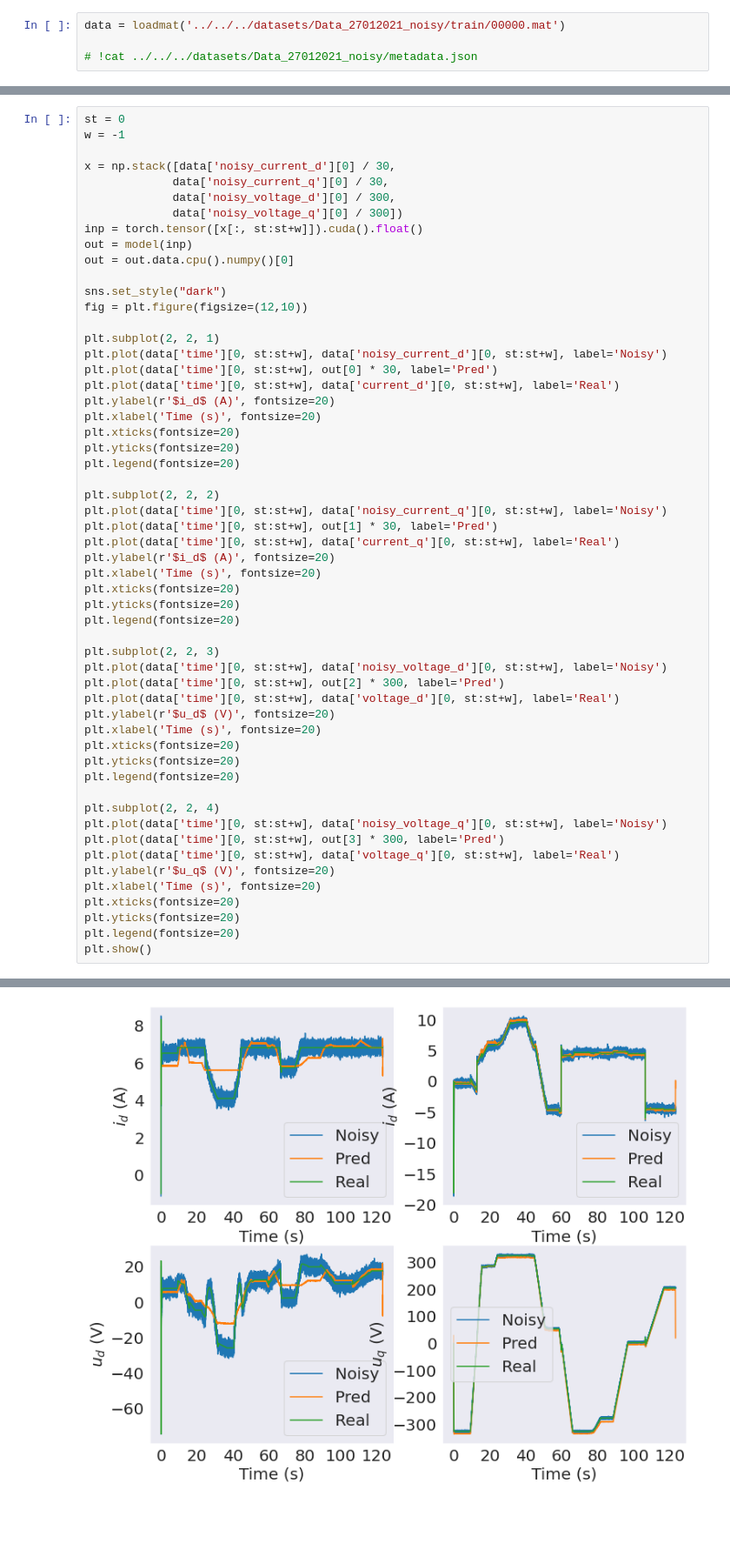
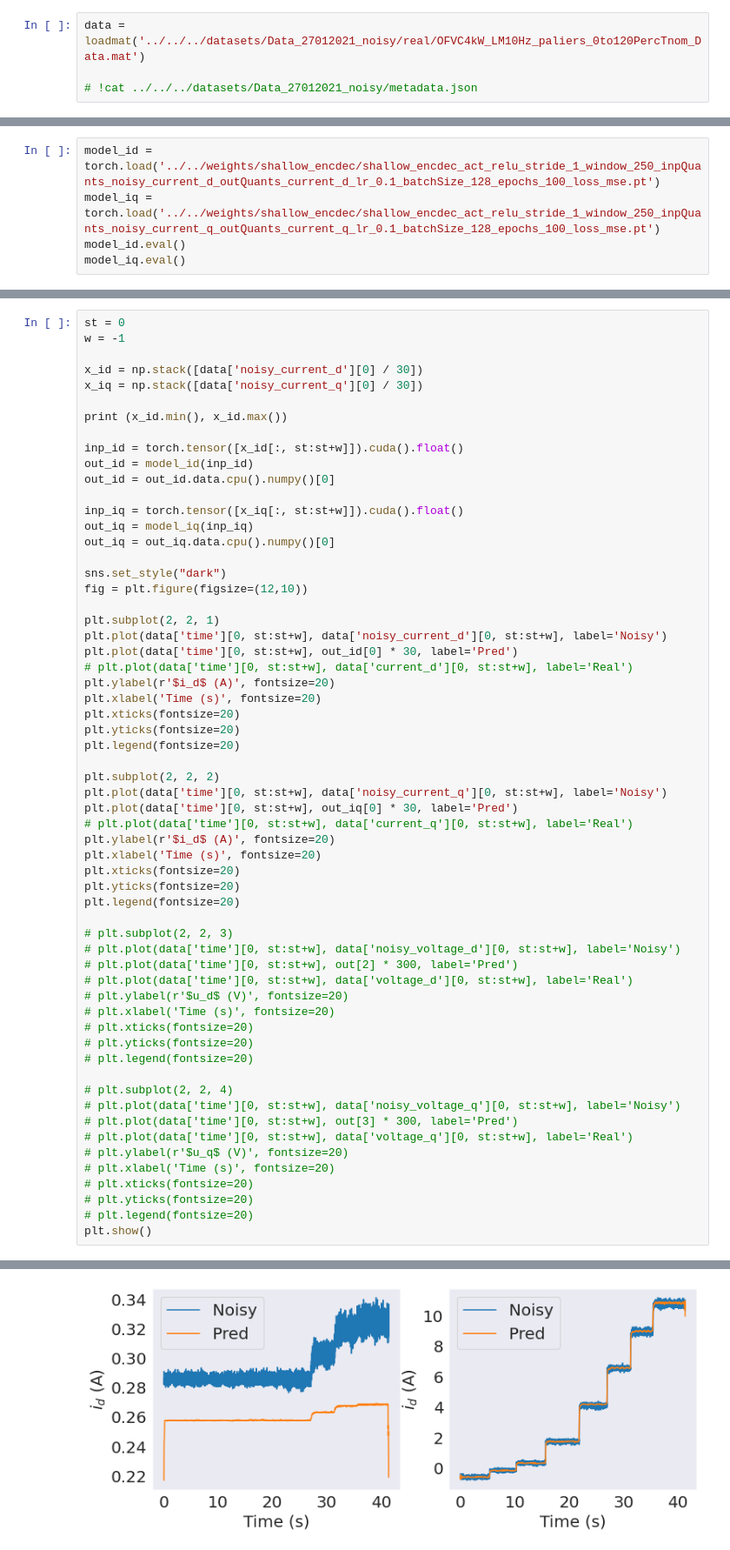
Before and after one commit to sagarverma/TemporalNeuralDenoisers, a Jupyter notebook: notebooks/predictions.ipynb, the cells around one changed output, grey strips where cells are left out. Shown at 87% size. Drawn from its saved outputs; the diff is of its cells as text; blank space fills up the shorter version.

```diff
--- a/notebooks/predictions.ipynb
+++ b/notebooks/predictions.ipynb
@@ -9,7 +10,7 @@ from timedenoiser.models.cnn import ShallowCNN
 import matplotlib.pyplot as plt
 import seaborn as sns
 # %%
-data = loadmat('../../../datasets/Data_27012021_noisy/train/00000.mat')
+data = loadmat('../../../datasets/Data_27012021_noisy/real/OFVC4kW_LM10Hz_paliers_0to120PercTnom_Data.mat')
 
 # !cat ../../../datasets/Data_27012021_noisy/metadata.json
 # %%
@@ -73,0 +58,5 @@ DataParallel(
+# %%
+model_id = torch.load('../../weights/shallow_encdec/shallow_encdec_act_relu_stride_1_window_250_inpQuants_noisy_current_d_outQuants_current_d_lr_0.1_batchSize_128_epochs_100_loss_mse.pt')
+model_iq = torch.load('../../weights/shallow_encdec/shallow_encdec_act_relu_stride_1_window_250_inpQuants_noisy_current_q_outQuants_current_q_lr_0.1_batchSize_128_epochs_100_loss_mse.pt')
+model_id.eval()
+model_iq.eval()
@@ -75,21 +78,26 @@ DataParallel(
 st = 0
 w = -1
 
-x = np.stack([data['noisy_current_d'][0] / 30,
-             data['noisy_current_q'][0] / 30,
-             data['noisy_voltage_d'][0] / 300,
-             data['noisy_voltage_q'][0] / 300])
-inp = torch.tensor([x[:, st:st+w]]).cuda().float()
-out = model(inp)
-out = out.data.cpu().numpy()[0]
+x_id = np.stack([data['noisy_current_d'][0] / 30])
+x_iq = np.stack([data['noisy_current_q'][0] / 30])
+
+print (x_id.min(), x_id.max())
+
+inp_id = torch.tensor([x_id[:, st:st+w]]).cuda().float()
+out_id = model_id(inp_id)
+out_id = out_id.data.cpu().numpy()[0]
+
+inp_iq = torch.tensor([x_iq[:, st:st+w]]).cuda().float()
+out_iq = model_iq(inp_iq)
+out_iq = out_iq.data.cpu().numpy()[0]
 
 sns.set_style("dark")
 fig = plt.figure(figsize=(12,10))
 
 plt.subplot(2, 2, 1)
 plt.plot(data['time'][0, st:st+w], data['noisy_current_d'][0, st:st+w], label='Noisy')
-plt.plot(data['time'][0, st:st+w], out[0] * 30, label='Pred')
-plt.plot(data['time'][0, st:st+w], data['current_d'][0, st:st+w], label='Real')
+plt.plot(data['time'][0, st:st+w], out_id[0] * 30, label='Pred')
+# plt.plot(data['time'][0, st:st+w], data['current_d'][0, st:st+w], label='Real')
 plt.ylabel(r'$i_d$ (A)', fontsize=20)
 plt.xlabel('Time (s)', fontsize=20)
 plt.xticks(fontsize=20)
@@ -98,32 +106,32 @@ plt.legend(fontsize=20)
 
 plt.subplot(2, 2, 2)
 plt.plot(data['time'][0, st:st+w], data['noisy_current_q'][0, st:st+w], label='Noisy')
-plt.plot(data['time'][0, st:st+w], out[1] * 30, label='Pred')
-plt.plot(data['time'][0, st:st+w], data['current_q'][0, st:st+w], label='Real')
+plt.plot(data['time'][0, st:st+w], out_iq[0] * 30, label='Pred')
+# plt.plot(data['time'][0, st:st+w], data['current_q'][0, st:st+w], label='Real')
 plt.ylabel(r'$i_d$ (A)', fontsize=20)
 plt.xlabel('Time (s)', fontsize=20)
 plt.xticks(fontsize=20)
 plt.yticks(fontsize=20)
 plt.legend(fontsize=20)
 
-plt.subplot(2, 2, 3)
-plt.plot(data['time'][0, st:st+w], data['noisy_voltage_d'][0, st:st+w], label='Noisy')
-plt.plot(data['time'][0, st:st+w], out[2] * 300, label='Pred')
-plt.plot(data['time'][0, st:st+w], data['voltage_d'][0, st:st+w], label='Real')
-plt.ylabel(r'$u_d$ (V)', fontsize=20)
-plt.xlabel('Time (s)', fontsize=20)
-plt.xticks(fontsize=20)
-plt.yticks(fontsize=20)
-plt.legend(fontsize=20)
+# plt.subplot(2, 2, 3)
+# plt.plot(data['time'][0, st:st+w], data['noisy_voltage_d'][0, st:st+w], label='Noisy')
+# plt.plot(data['time'][0, st:st+w], out[2] * 300, label='Pred')
+# plt.plot(data['time'][0, st:st+w], data['voltage_d'][0, st:st+w], label='Real')
+# plt.ylabel(r'$u_d$ (V)', fontsize=20)
+# plt.xlabel('Time (s)', fontsize=20)
+# plt.xticks(fontsize=20)
+# plt.yticks(fontsize=20)
+# plt.legend(fontsize=20)
 
-plt.subplot(2, 2, 4)
-plt.plot(data['time'][0, st:st+w], data['noisy_voltage_q'][0, st:st+w], label='Noisy')
-plt.plot(data['time'][0, st:st+w], out[3] * 300, label='Pred')
-plt.plot(data['time'][0, st:st+w], data['voltage_q'][0, st:st+w], label='Real')
-plt.ylabel(r'$u_q$ (V)', fontsize=20)
-plt.xlabel('Time (s)', fontsize=20)
-plt.xticks(fontsize=20)
-plt.yticks(fontsize=20)
-plt.legend(fontsize=20)
+# plt.subplot(2, 2, 4)
+# plt.plot(data['time'][0, st:st+w], data['noisy_voltage_q'][0, st:st+w], label='Noisy')
+# plt.plot(data['time'][0, st:st+w], out[3] * 300, label='Pred')
+# plt.plot(data['time'][0, st:st+w], data['voltage_q'][0, st:st+w], label='Real')
+# plt.ylabel(r'$u_q$ (V)', fontsize=20)
+# plt.xlabel('Time (s)', fontsize=20)
+# plt.xticks(fontsize=20)
+# plt.yticks(fontsize=20)
+# plt.legend(fontsize=20)
 plt.show()
 # %% [output]
@@ -130 +139 @@ plt.show()
-[figure, old version]
+[figure, new version]
```
Also changed, not shown: parts of 5 cells of this notebook.
